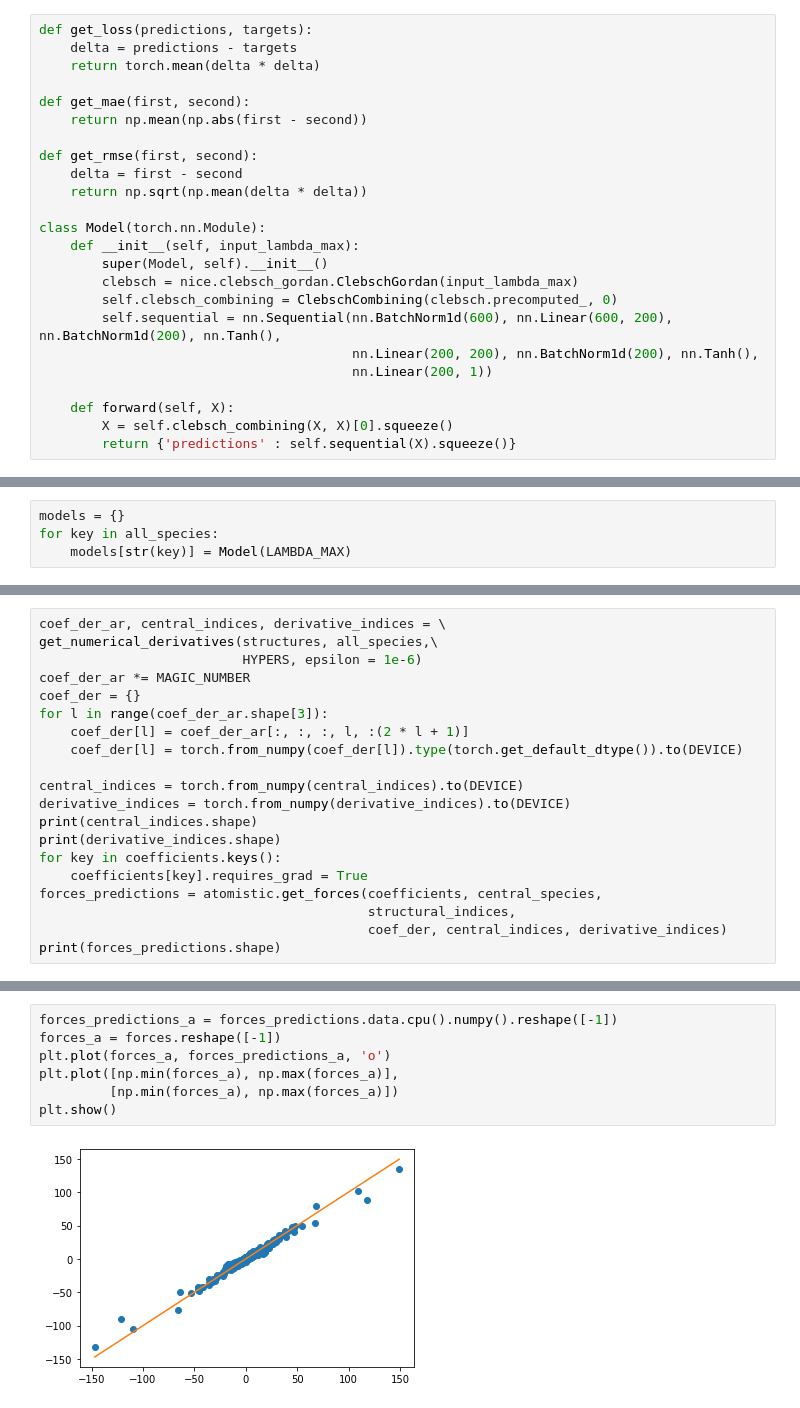
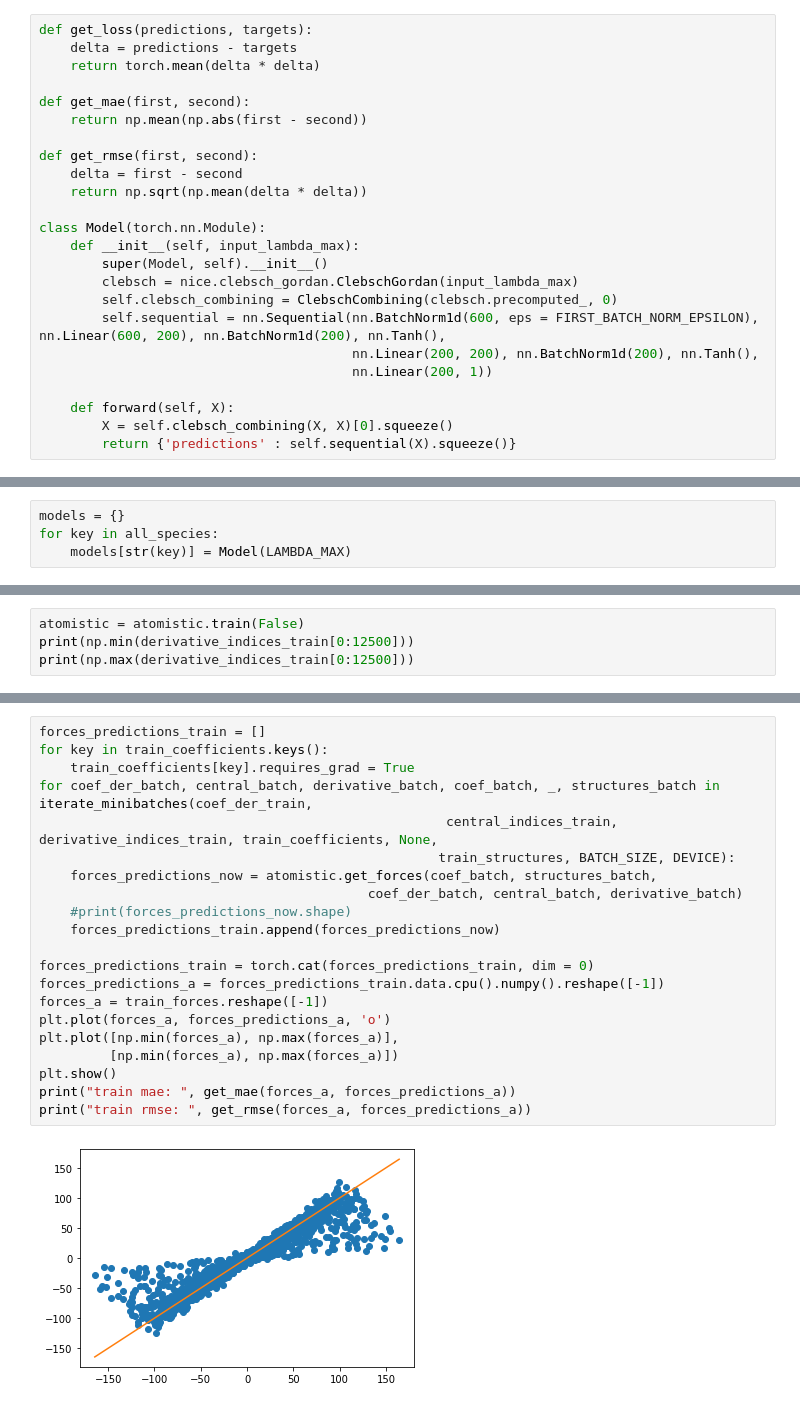
Before and after one commit to lab-cosmo/wigner_kernels, a Jupyter notebook: methane_nn_from_spherical_expansion.ipynb, the cells around one changed output, grey strips where cells are left out. Drawn from its saved outputs; the diff is of its cells as text.

```diff
--- a/methane_nn_from_spherical_expansion.ipynb
+++ b/methane_nn_from_spherical_expansion.ipynb
@@ -106,7 +138,7 @@ class Model(torch.nn.Module):
         super(Model, self).__init__()
         clebsch = nice.clebsch_gordan.ClebschGordan(input_lambda_max)
         self.clebsch_combining = ClebschCombining(clebsch.precomputed_, 0)
-        self.sequential = nn.Sequential(nn.BatchNorm1d(600), nn.Linear(600, 200), nn.BatchNorm1d(200), nn.Tanh(),
+        self.sequential = nn.Sequential(nn.BatchNorm1d(600, eps = FIRST_BATCH_NORM_EPSILON), nn.Linear(600, 200), nn.BatchNorm1d(200), nn.Tanh(),
                                         nn.Linear(200, 200), nn.BatchNorm1d(200), nn.Tanh(),
                                         nn.Linear(200, 1))
 
@@ -304,20 +250,0 @@ plt.show()
-# %%
-coef_der_ar, central_indices, derivative_indices = \
-get_numerical_derivatives(structures, all_species,\
-                          HYPERS, epsilon = 1e-6)
-coef_der_ar *= MAGIC_NUMBER
-coef_der = {}
-for l in range(coef_der_ar.shape[3]):
-    coef_der[l] = coef_der_ar[:, :, :, l, :(2 * l + 1)]
-    coef_der[l] = torch.from_numpy(coef_der[l]).type(torch.get_default_dtype()).to(DEVICE)
-
-central_indices = torch.from_numpy(central_indices).to(DEVICE)
-derivative_indices = torch.from_numpy(derivative_indices).to(DEVICE)
-print(central_indices.shape)
-print(derivative_indices.shape)
-for key in coefficients.keys():
-    coefficients[key].requires_grad = True
-forces_predictions = atomistic.get_forces(coefficients, central_species,
-                                          structural_indices,
-                                          coef_der, central_indices, derivative_indices)
-print(forces_predictions.shape)
@@ -327,0 +251,4 @@ torch.Size([2500, 3])
+# %%
+atomistic = atomistic.train(False)
+print(np.min(derivative_indices_train[0:12500]))
+print(np.max(derivative_indices_train[0:12500]))
@@ -328,9 +258,23 @@ torch.Size([2500, 3])
 # %%
-forces_predictions_a = forces_predictions.data.cpu().numpy().reshape([-1])
-forces_a = forces.reshape([-1])
+forces_predictions_train = []
+for key in train_coefficients.keys():
+    train_coefficients[key].requires_grad = True
+for coef_der_batch, central_batch, derivative_batch, coef_batch, _, structures_batch in iterate_minibatches(coef_der_train,
+                                                    central_indices_train, derivative_indices_train, train_coefficients, None,
+                                                   train_structures, BATCH_SIZE, DEVICE):
+    forces_predictions_now = atomistic.get_forces(coef_batch, structures_batch,
+                                          coef_der_batch, central_batch, derivative_batch)
+    #print(forces_predictions_now.shape)
+    forces_predictions_train.append(forces_predictions_now)
+
+forces_predictions_train = torch.cat(forces_predictions_train, dim = 0)
+forces_predictions_a = forces_predictions_train.data.cpu().numpy().reshape([-1])
+forces_a = train_forces.reshape([-1])
 plt.plot(forces_a, forces_predictions_a, 'o')
 plt.plot([np.min(forces_a), np.max(forces_a)],
          [np.min(forces_a), np.max(forces_a)])
 plt.show()
+print("train mae: ", get_mae(forces_a, forces_predictions_a))
+print("train rmse: ", get_rmse(forces_a, forces_predictions_a))
 # %% [output]
-[figure, old version]
+[figure, new version]
```
Also changed, not shown: parts of 15 cells of this notebook, 4 other files.
